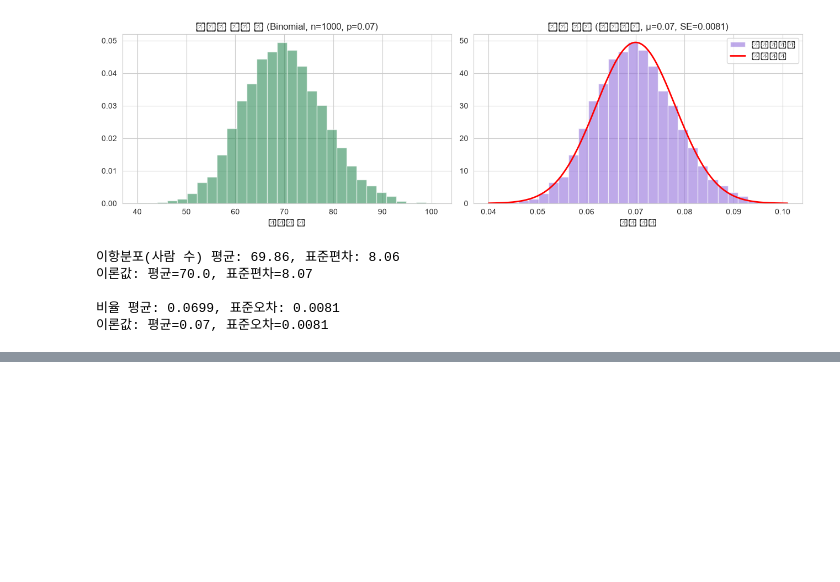
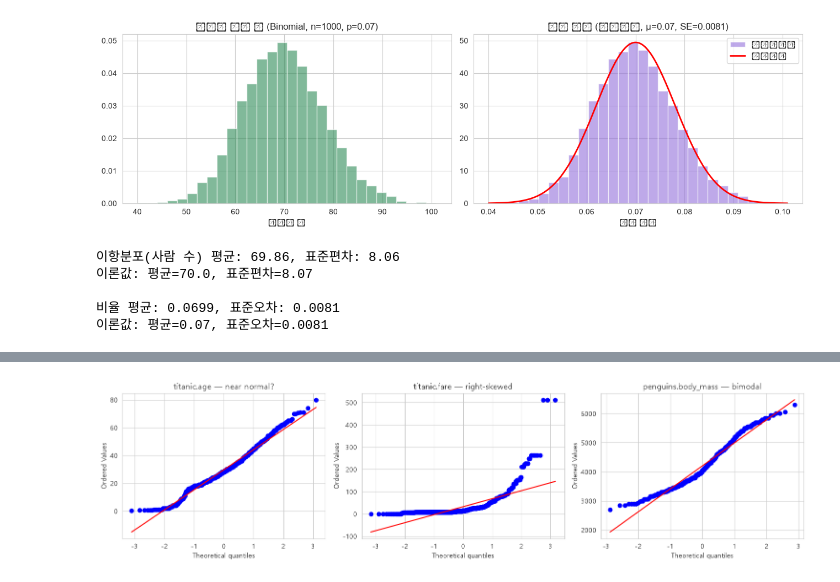
Before and after one commit to jiwoon-oh/ai-data-bootcamp, a Jupyter notebook: D012/day12-report-code.ipynb, the cells around one changed output, grey strips where cells are left out. Saved outputs shown, nothing was run; the diff lists cells and outputs as text; code cells hidden in the pictures; blank space fills up the shorter version.

```diff
--- a/D012/day12-report-code.ipynb
+++ b/D012/day12-report-code.ipynb
@@ -733,0 +903,16 @@ print(f"이론값: 평균={p}, 표준오차={se:.4f}")
+# %%
+# [C19] 예제 5.1: Q-Q plot — 대칭(나이) vs 우편향(운임) vs 다봉(체중)
+fig, axes = plt.subplots(1, 3, figsize=(15, 4))
+
+stats.probplot(titanic["age"].dropna(), dist="norm", plot=axes[0])
+axes[0].set_title("titanic.age — near normal?")
+
+stats.probplot(titanic["fare"].dropna(), dist="norm", plot=axes[1])
+axes[1].set_title("titanic.fare — right-skewed")
+
+stats.probplot(penguins["body_mass_g"].dropna(), dist="norm", plot=axes[2])
+axes[2].set_title("penguins.body_mass — bimodal")
+
+plt.tight_layout(); plt.show()
+# %% [output]
+[figure, added]
```
Also changed, not shown: parts of 13 cells of this notebook, 12 other files.
